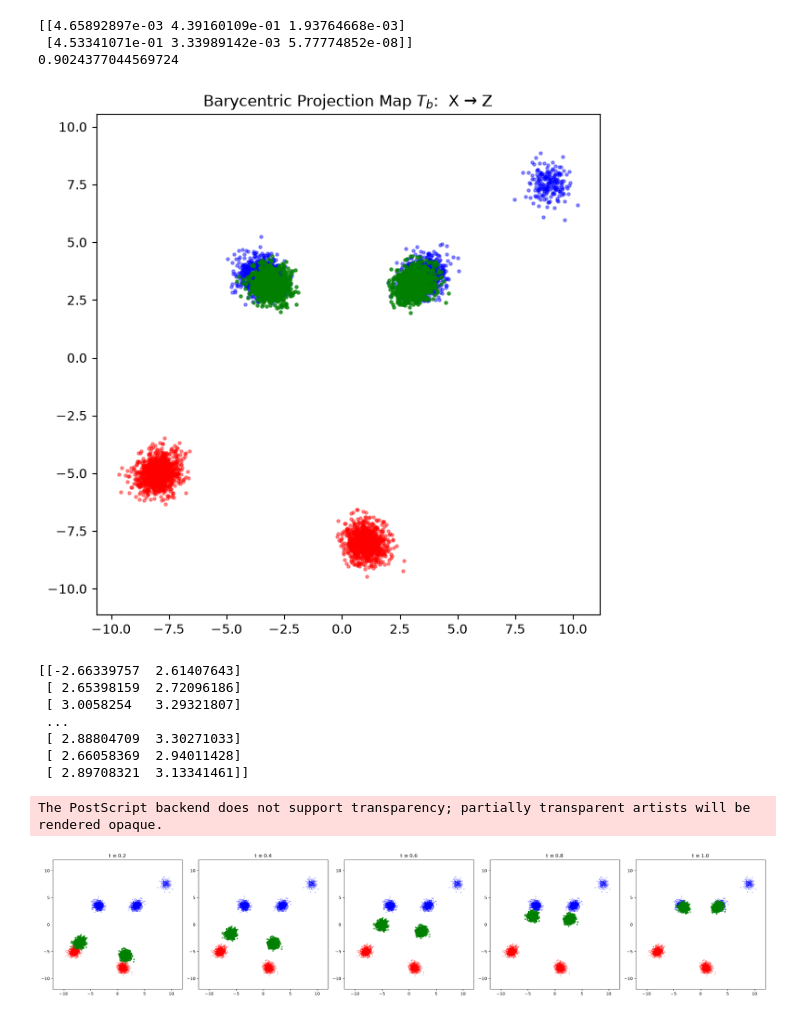
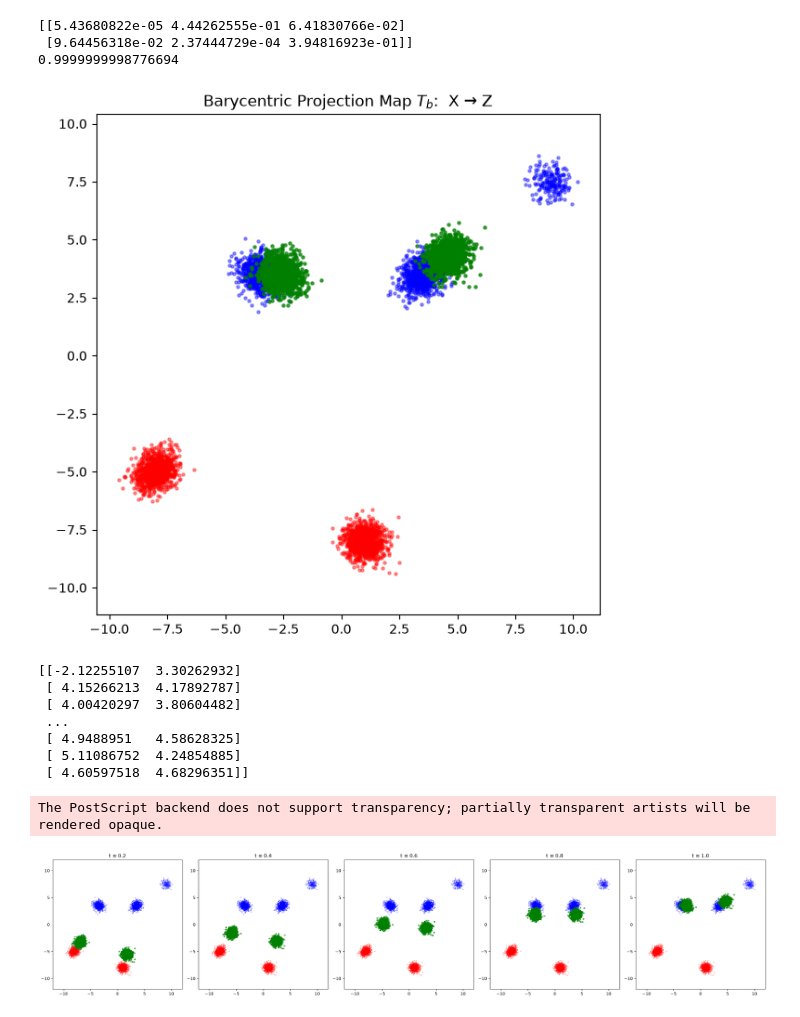
Before and after one commit to yachimura-lab/EPGOT-PMGW, a Jupyter notebook: docs/notebook/figure5.ipynb, the cells around one changed output. Saved outputs shown, nothing was run; the diff lists cells and outputs as text; code cells hidden in the pictures.

Commit message:
figure 5 を更新

```diff
--- a/docs/notebook/figure5.ipynb
+++ b/docs/notebook/figure5.ipynb
@@ -160,45 +160,45 @@ epsilon = 0.03
 Z = compute_T_X_to_Z_C(
     X,
     Y,
     n_components_X=2,
     n_components_Y=3,  # 元の GMM 推定に合わせて適宜変える
     epsilon=epsilon,
-    Lambda=Lambda,
+    Lambda=2*Lambda,
     nb_dummies=1,
 )
 
 
 # --- 可視化 ---
 plt.figure(figsize=(7, 7))
 
 # 元の X（青）
 plt.scatter(X[:, 0], X[:, 1], s=5, c="red", alpha=0.4)
 
 # 元の Y（赤）
 plt.scatter(Y[:, 0], Y[:, 1], s=5, c="blue", alpha=0.4)
 
 # 移送後 Z（緑）
 plt.scatter(Z[:, 0], Z[:, 1], s=5, c="green", alpha=0.7)
 
 plt.axis("equal")
 plt.title("Barycentric Projection Map $T_b$:  X → Z")
 ax_main = plt.gca()
 xmin, xmax = [-12, 12]
 ymin, ymax = [-12, 12]
 plt.show()
 print(Z)
 # %% [output]
-[[4.65892897e-03 4.39160109e-01 1.93764668e-03]
- [4.53341071e-01 3.33989142e-03 5.77774852e-08]]
-0.9024377044569724
+[[5.43680822e-05 4.44262555e-01 6.41830766e-02]
+ [9.64456318e-02 2.37444729e-04 3.94816923e-01]]
+0.9999999998776694
-[figure, old version]
+[figure, new version]
-[[-2.66339757  2.61407643]
- [ 2.65398159  2.72096186]
- [ 3.0058254   3.29321807]
+[[-2.12255107  3.30262932]
+ [ 4.15266213  4.17892787]
+ [ 4.00420297  3.80604482]
  ...
- [ 2.88804709  3.30271033]
- [ 2.66058369  2.94011428]
- [ 2.89708321  3.13341461]]
+ [ 4.9488951   4.58628325]
+ [ 5.11086752  4.24854885]
+ [ 4.60597518  4.68296351]]
 # %%
 # パラメータ設定
 ts = np.arange(0.2, 1.01, 0.2)
@@ -234,4 +234,4 @@ plt.savefig(
 plt.show()
 # %% [output]
 The PostScript backend does not support transparency; partially transparent artists will be rendered opaque.
-[figure, old version]
+[figure, new version]
```
Also changed, not shown: parts of 2 cells of this notebook, 1 other file.
